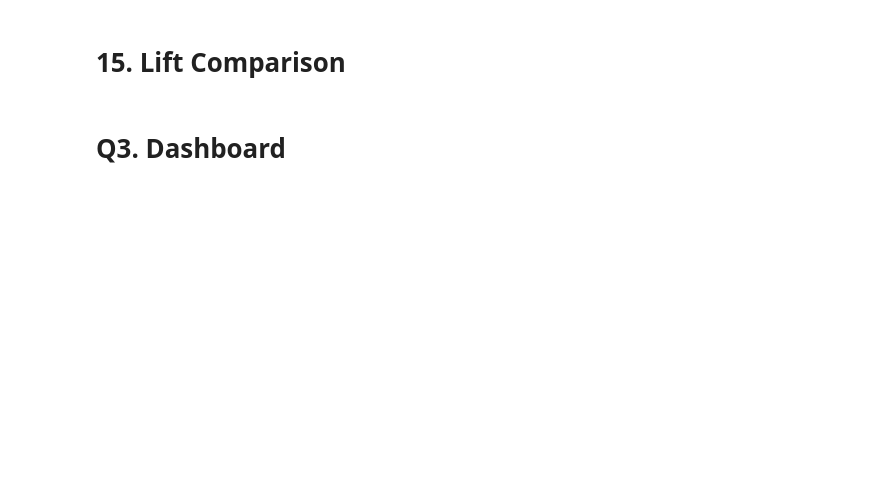
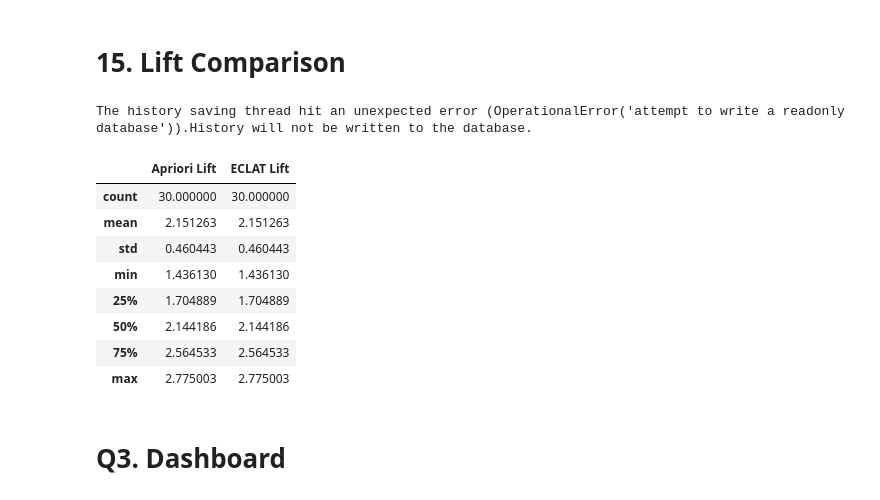
Before and after one commit to 2026089Hi/CA2-DV-ML, a Jupyter notebook: CA2 DV, ML.ipynb, the cells around one changed output. Saved outputs shown, nothing was run; the diff lists cells and outputs as text; code cells hidden in the pictures; blank space fills up the shorter version.

```diff
--- a/CA2 DV, ML.ipynb
+++ b/CA2 DV, ML.ipynb
@@ -979,4 +1013,22 @@ ECLAT: 0
 # %% [markdown]
 # 15. Lift Comparison
+# %%
+lift_comparison = pd.DataFrame({
+    "Apriori Lift": rules_apriori["lift"].describe(),
+    "ECLAT Lift":   rules_eclat["lift"].describe()
+})
+
+lift_comparison
+# %% [output]
+The history saving thread hit an unexpected error (OperationalError('attempt to write a readonly database')).History will not be written to the database.
+|  | Apriori Lift | ECLAT Lift |
+| count | 30.000000 | 30.000000 |
+| mean | 2.151263 | 2.151263 |
+| std | 0.460443 | 0.460443 |
+| min | 1.436130 | 1.436130 |
+| 25% | 1.704889 | 1.704889 |
+| 50% | 2.144186 | 2.144186 |
+| 75% | 2.564533 | 2.564533 |
+| max | 2.775003 | 2.775003 |
 # %% [markdown]
 # Q3. Dashboard
```
Also changed, not shown: parts of 3 cells of this notebook.
